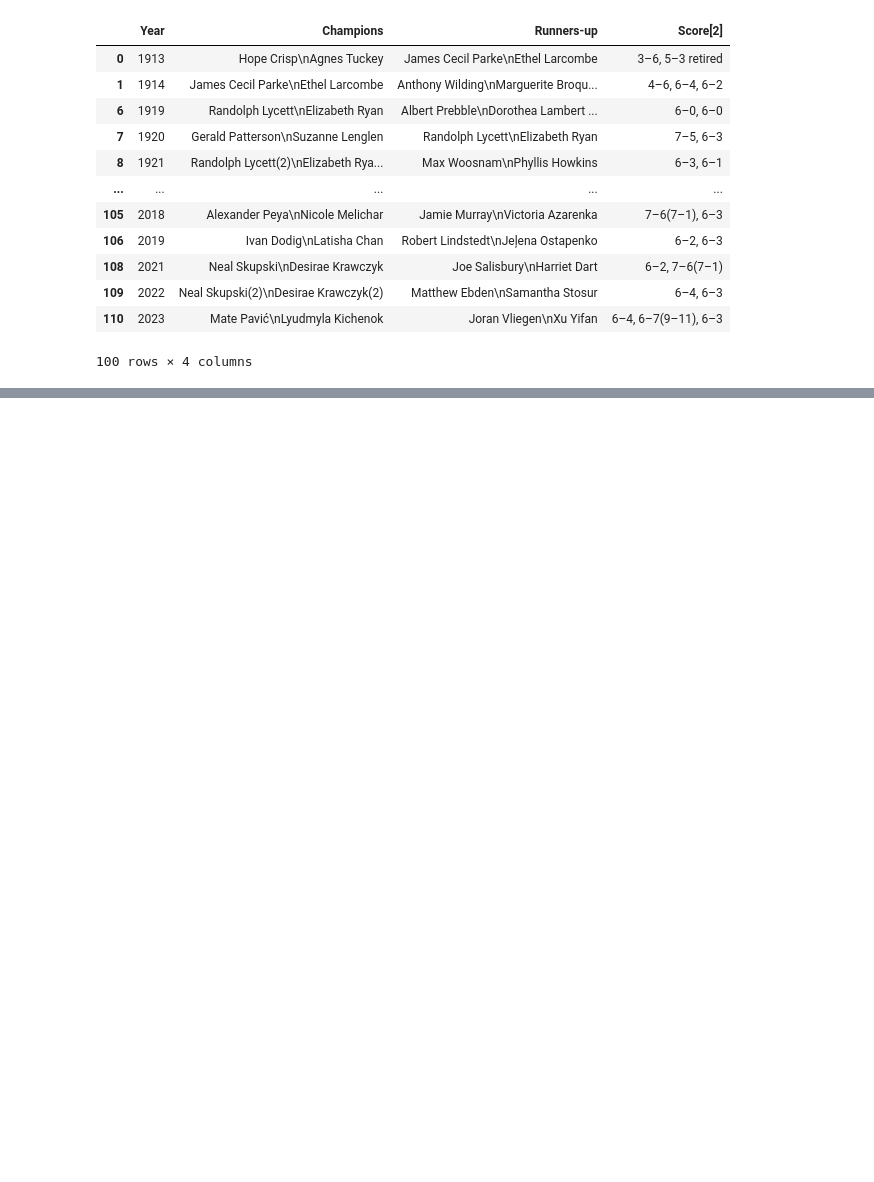
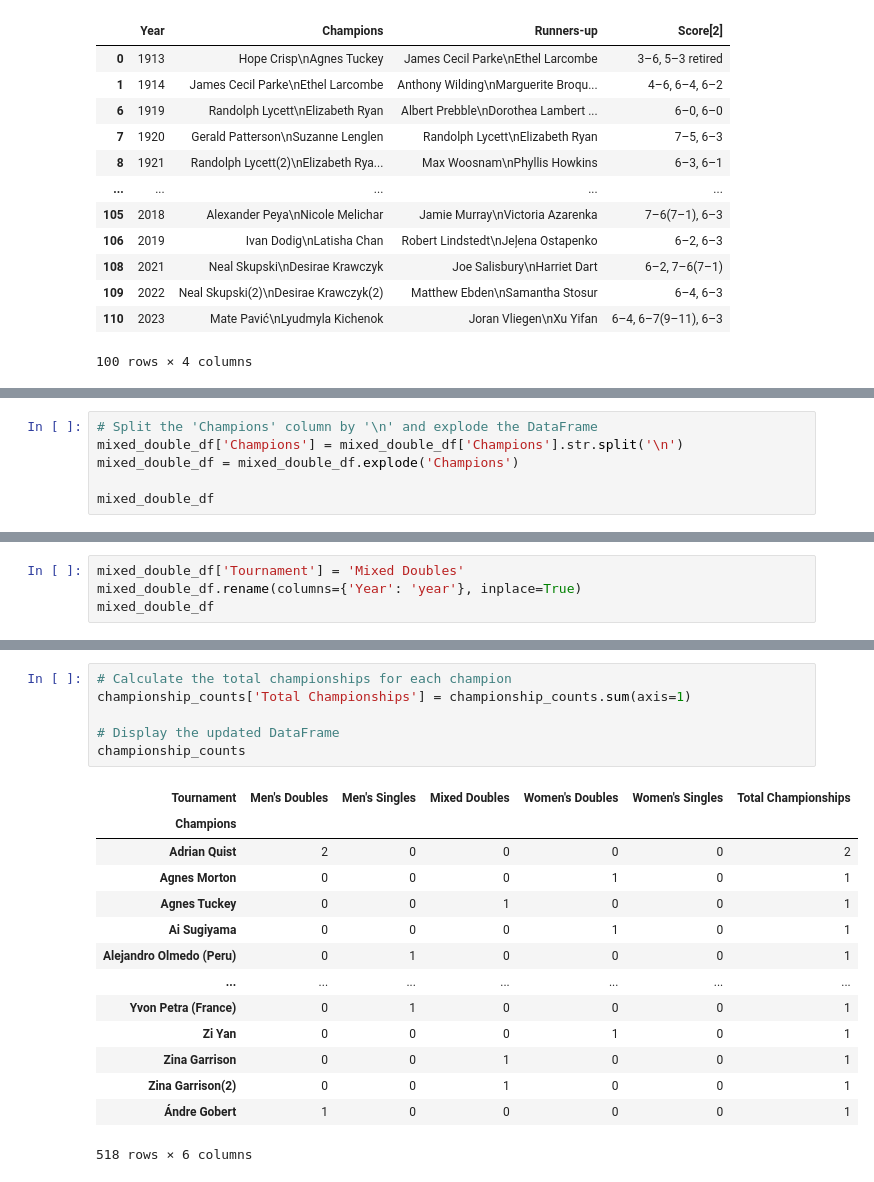
Before and after one commit to cuonglam0105/Preppin-Python, a Jupyter notebook: 2024_W28/2024W28_Solution.ipynb, the cells around one changed output, grey strips where cells are left out. Drawn from its saved outputs; the diff is of its cells as text; blank space fills up the shorter version.

```diff
--- a/2024_W28/2024W28_Solution.ipynb
+++ b/2024_W28/2024W28_Solution.ipynb
@@ -262,0 +280,6 @@ mixed_double_df
+# %%
+# Split the 'Champions' column by '\n' and explode the DataFrame
+mixed_double_df['Champions'] = mixed_double_df['Champions'].str.split('\n')
+mixed_double_df = mixed_double_df.explode('Champions')
+
+mixed_double_df
@@ -262,0 +300,4 @@ mixed_double_df
+# %%
+mixed_double_df['Tournament'] = 'Mixed Doubles'
+mixed_double_df.rename(columns={'Year': 'year'}, inplace=True)
+mixed_double_df
@@ -262,0 +371,21 @@ mixed_double_df
+# %%
+# Calculate the total championships for each champion
+championship_counts['Total Championships'] = championship_counts.sum(axis=1)
+
+# Display the updated DataFrame
+championship_counts
+# %% [output]
+| Tournament | Men's Doubles | Men's Singles | Mixed Doubles | Women's Doubles | Women's Singles | Total Championships |
+| Champions |  |  |  |  |  |  |
+| Adrian Quist | 2 | 0 | 0 | 0 | 0 | 2 |
+| Agnes Morton | 0 | 0 | 0 | 1 | 0 | 1 |
+| Agnes Tuckey | 0 | 0 | 1 | 0 | 0 | 1 |
+| Ai Sugiyama | 0 | 0 | 0 | 1 | 0 | 1 |
+| Alejandro Olmedo (Peru) | 0 | 1 | 0 | 0 | 0 | 1 |
+| ... | ... | ... | ... | ... | ... | ... |
+| Yvon Petra (France) | 0 | 1 | 0 | 0 | 0 | 1 |
+| Zi Yan | 0 | 0 | 0 | 1 | 0 | 1 |
+| Zina Garrison | 0 | 0 | 1 | 0 | 0 | 1 |
+| Zina Garrison(2) | 0 | 0 | 1 | 0 | 0 | 1 |
+| Ándre Gobert | 1 | 0 | 0 | 0 | 0 | 1 |
+518 rows × 6 columns
```
Also changed, not shown: parts of 9 cells of this notebook.
